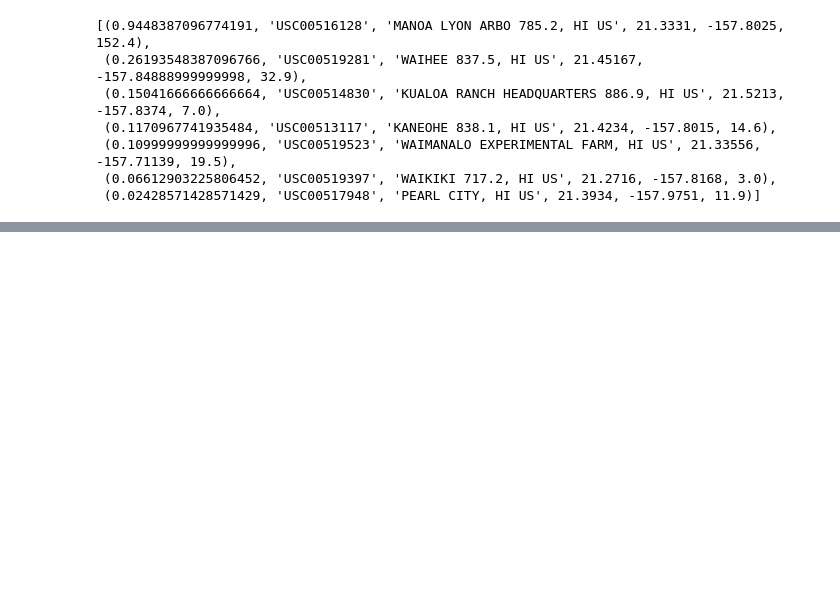
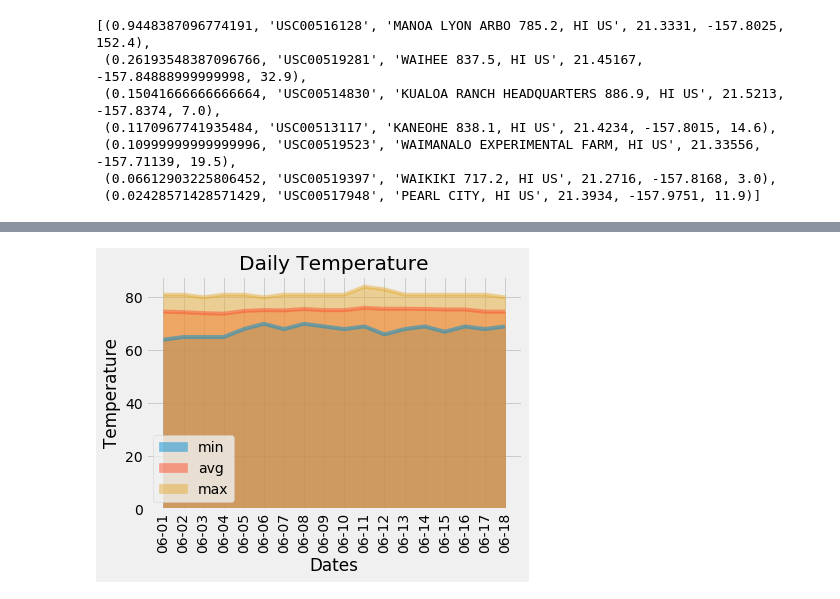
Before and after one commit to juliabrunett/sqlalchemy-challenge, a Jupyter notebook: temp_analysis_bonus_2.ipynb, the cells around one changed output, grey strips where cells are left out. Saved outputs shown, nothing was run; the diff lists cells and outputs as text; code cells hidden in the pictures; blank space fills up the shorter version.

Commit message:
Finished graphs in Bonus 2

```diff
--- a/temp_analysis_bonus_2.ipynb
+++ b/temp_analysis_bonus_2.ipynb
@@ -176,3 +180,7 @@ end_date = '2017-08-07'
+# %%
+# Set the start and end date of the trip
+start_date = '2017-06-01'
+end_date = '2017-06-18'
 # %%
 # Use the start and end date to create a range of dates
 start = dt.datetime.strptime(start_date, "%Y-%m-%d")
@@ -199,9 +224,10 @@ dates_range
 # and append the results to a list called `normals`.
 normals = []
 
+# Loop through and calculate the data, and append it to a list without the tuple
 for x in dates_range:
     normal_temp = daily_normals(x)
-    normals.append(normal_temp)
+    normals.append(list(np.ravel(normal_temp)))
 
 normals
 # %% [output]
@@ -225,0 +252,7 @@ Average Temperature: 71.91666666666667
+# %%
+# Create a dataframe of temperature averages
+df = pd.DataFrame(normals, columns=["min", "avg", "max"])
+df_date = pd.DataFrame(dates_range, columns=["date"])
+df_merged = pd.concat([df, df_date], axis=1)
+
+df_merged.set_index("date")
@@ -226,3 +278,16 @@ Average Temperature: 71.91666666666667
+# %%
+# Create a list for the xtick positions
+x = [x for x in range(num_of_dates)]
+# %%
+# Create an area plot to show the daily temperatures
+df_merged.plot.area(stacked=False)
+plt.xticks(x, dates_range, rotation="vertical")
+plt.title("Daily Temperature")
+plt.xlabel("Dates")
+plt.ylabel("Temperature")
+plt.show()
+# %% [output]
+[figure, added]
 # %%
 # Close the session
 session.close()
```
Also changed, not shown: parts of 16 cells of this notebook.
